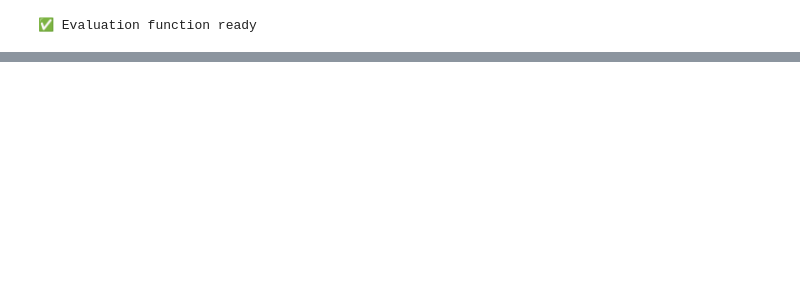
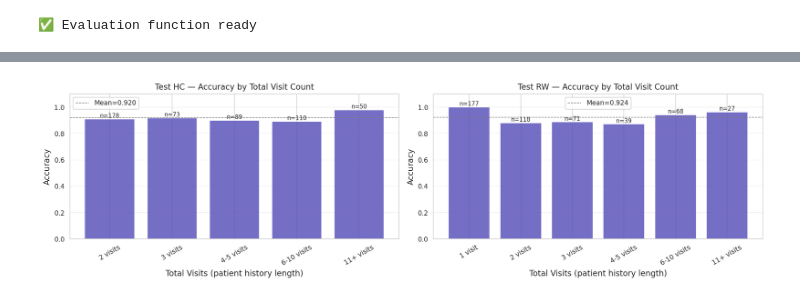
Before and after one commit to dulhara79/R26-DS-012, a Jupyter notebook: Anxiety_Detection_TC_WPN/notebooks/model_health_diagnostic.ipynb, the cells around one changed output, grey strips where cells are left out. Saved outputs shown, nothing was run; the diff lists cells and outputs as text; code cells hidden in the pictures; blank space fills up the shorter version.

```diff
--- a/Anxiety_Detection_TC_WPN/notebooks/model_health_diagnostic.ipynb
+++ b/Anxiety_Detection_TC_WPN/notebooks/model_health_diagnostic.ipynb
@@ -671,0 +1440,92 @@ Done.
+# %%
+# =============================================================================
+# CELL 19 — Performance by Total Visit Count
+#
+# TC-WPN's BiGRU temporal encoder is designed to exploit multi-visit
+# trajectories. If it works correctly, performance should be BETTER for
+# patients with more visits (longer trajectory = more temporal signal).
+# If performance is flat or reversed, the temporal encoder is not helping.
+#
+# This analysis directly validates the paper's temporal modeling claim.
+# =============================================================================
+
+print("=" * 70)
+print("PERFORMANCE BY TOTAL VISIT COUNT")
+print("(validates whether temporal trajectory modeling actually helps)")
+print("=" * 70)
+
+if not context_dfs:
+    print("⚠  Run Cell 18 first to collect per-context data.")
+else:
+    fig, axes = plt.subplots(1, len(context_dfs), figsize=(7 * len(context_dfs), 4))
+    if len(context_dfs) == 1:
+        axes = [axes]
+
+    for ax, (name, df) in zip(axes, context_dfs.items()):
+        df = df.copy()
+        # Bin visits into interpretable groups
+        df["visit_group"] = pd.cut(
+            df["total_visits"],
+            bins=[0, 1, 2, 3, 5, 10, 999],
+            labels=["1 visit", "2 visits", "3 visits", "4-5 visits",
+                    "6-10 visits", "11+ visits"],
+        )
+        vs = (
+            df.groupby("visit_group", observed=True)["correct"]
+            .agg(["mean", "count"])
+            .reset_index()
+            .rename(columns={"mean": "accuracy", "count": "n"})
+        )
+        vs = vs[vs["n"] >= 5]  # only show bins with sufficient data
+
+        ax.bar(vs["visit_group"].astype(str), vs["accuracy"],
+               color="#534AB7", alpha=0.8, edgecolor="white")
+        ax.set_title(f"{name} — Accuracy by Total Visit Count",
+                     fontsize=11)
+        ax.set_xlabel("Total Visits (patient history length)")
+        ax.set_ylabel("Accuracy")
+        ax.set_ylim(0, 1.1)
+        ax.axhline(y=vs["accuracy"].mean(), color="gray", linestyle="--",
+                   linewidth=0.8, label=f"Mean={vs['accuracy'].mean():.3f}")
+        ax.legend()
+        ax.grid(True, axis="y", alpha=0.3)
+        ax.tick_params(axis="x", rotation=30)
+        for i, row in vs.iterrows():
+            ax.text(i, row["accuracy"] + 0.01, f"n={row['n']}",
+                    ha="center", fontsize=8)
+
+        print(f"\n{name}:")
+        print(f"{'Visit Group':<18} {'Accuracy':>10} {'N':>8}")
+        print("-" * 40)
+        for _, row in vs.iterrows():
+            print(f"{str(row['visit_group']):<18} {row['accuracy']:>10.4f} "
+                  f"{row['n']:>8}")
+
+        if len(vs) >= 2:
+            low_visit_acc  = vs.iloc[0]["accuracy"]
+            high_visit_acc = vs.iloc[-1]["accuracy"]
+            trend = high_visit_acc - low_visit_acc
+            print(f"\n  Trend (high visits - low visits): {trend:+.4f}")
+            if trend > 0.05:
+                print("  ✅ Performance IMPROVES with more visits.")
+                print("  The BiGRU temporal encoder is contributing meaningful")
+                print("  trajectory information. Strong support for the paper's")
+                print("  temporal modeling claim.")
+            elif trend > -0.02:
+                print("  ℹ  No significant visit-count trend.")
+                print("  Temporal encoder may be helping marginally or the dataset")
+                print("  doesn't have enough high-visit patients to show the effect.")
+                print("  Note this in the paper's limitations section.")
+            else:
+                print("  ⚠  Performance DEGRADES with more visits.")
+                print("  This suggests the BiGRU may be averaging out useful early")
+                print("  signal with noisy later notes.")
+                print("  Try: reverse the temporal sort (most-recent-first) and")
+                print("  check if that improves high-visit accuracy.")
+
+    plt.tight_layout()
+    out = f"{OUTPUT_DIR}/accuracy_by_visits.png"
+    plt.savefig(out, dpi=300, bbox_inches="tight")
+    print(f"\n✅ Saved: {out}")
+    plt.show()
+# %% [output]
@@ -671,0 +1549 @@ Done.
+[figure, added]
```
Also changed, not shown: parts of 31 cells of this notebook.
